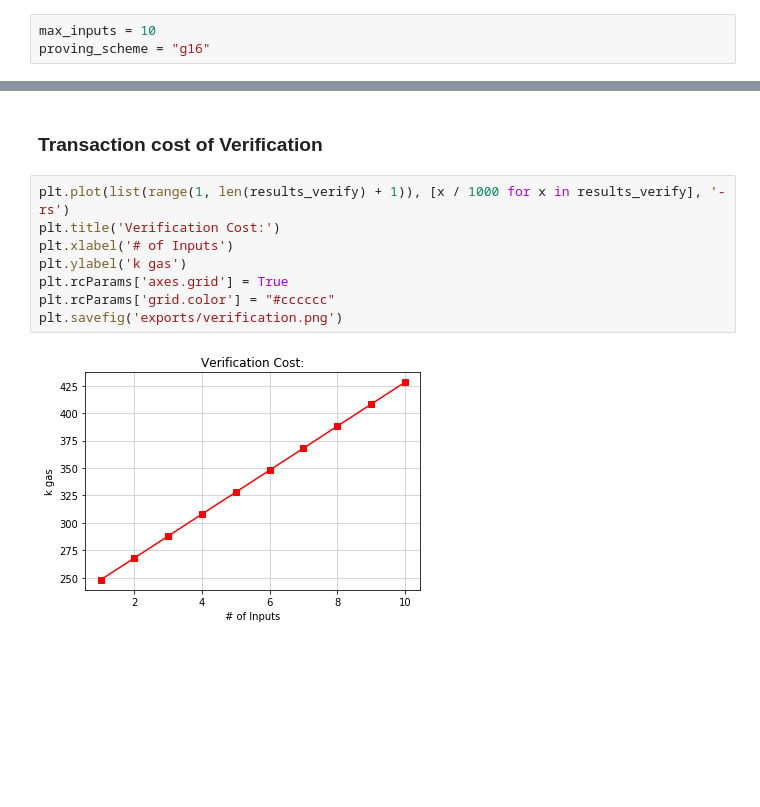
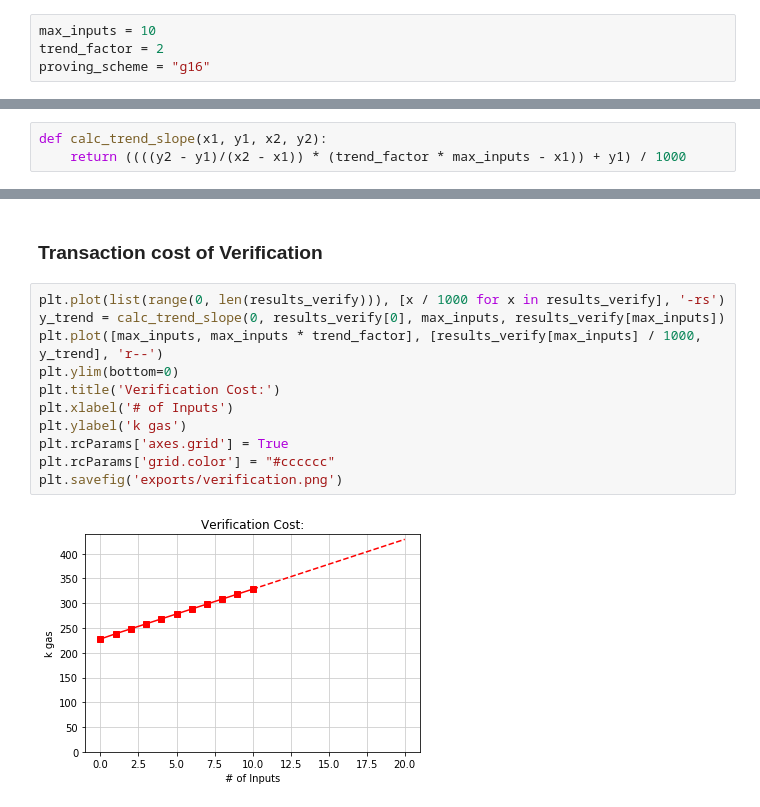
Before and after one commit to JacobEberhardt/ZoKratesBenchmarks, a Jupyter notebook: input_benchmark.ipynb, the cells around one changed output, grey strips where cells are left out. Drawn from its saved outputs; the diff is of its cells as text; blank space fills up the shorter version.

```diff
--- a/input_benchmark.ipynb
+++ b/input_benchmark.ipynb
@@ -67,6 +87,7 @@ w3.eth.defaultAccount = w3.eth.accounts[0]
 Set max number of inputs for the function. proving_scheme only accepts g16 for now, since thats the only available option in the install script version of ZoKrates. Once they are implemented, they can be choosen via provided variable.
 # %%
 max_inputs = 10
+trend_factor = 2
 proving_scheme = "g16"
 # %% [markdown]
 ### Generate ZoKrates Benchmark files:
@@ -188,3 +241,6 @@ print(results_verify)
+# %%
+def calc_trend_slope(x1, y1, x2, y2):
+    return ((((y2 - y1)/(x2 - x1)) * (trend_factor * max_inputs - x1)) + y1) / 1000
 # %% [markdown]
 ### Deploy cost of contract
 # %%
@@ -200,12 +259,15 @@ plt.savefig('exports/deploy.png')
 # %% [markdown]
 ### Transaction cost of Verification
 # %%
-plt.plot(list(range(1, len(results_verify) + 1)), [x / 1000 for x in results_verify], '-rs')
+plt.plot(list(range(0, len(results_verify))), [x / 1000 for x in results_verify], '-rs')
+y_trend = calc_trend_slope(0, results_verify[0], max_inputs, results_verify[max_inputs])
+plt.plot([max_inputs, max_inputs * trend_factor], [results_verify[max_inputs] / 1000, y_trend], 'r--')
+plt.ylim(bottom=0)
 plt.title('Verification Cost:')
 plt.xlabel('# of Inputs')
 plt.ylabel('k gas')
 plt.rcParams['axes.grid'] = True
 plt.rcParams['grid.color'] = "#cccccc"
 plt.savefig('exports/verification.png')
 # %% [output]
-[figure, old version]
+[figure, new version]
```
Also changed, not shown: parts of 6 cells of this notebook, 2 other files.
